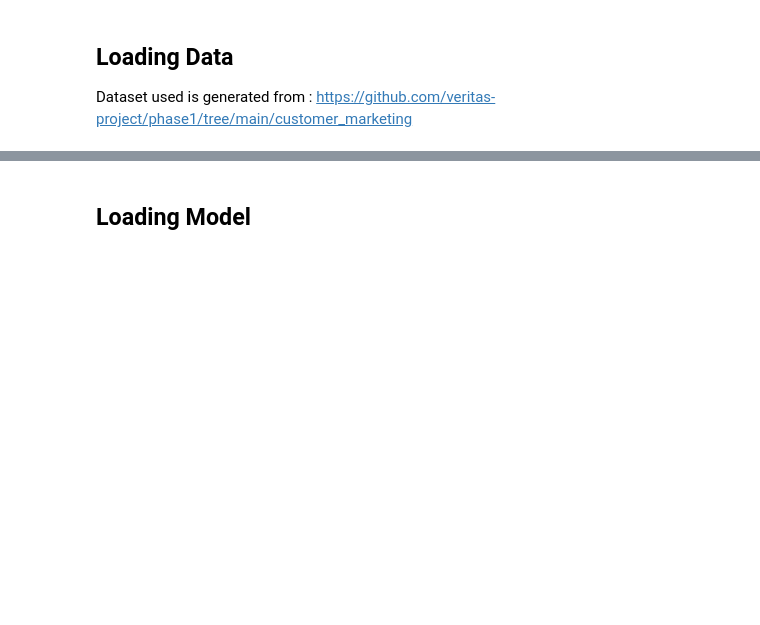
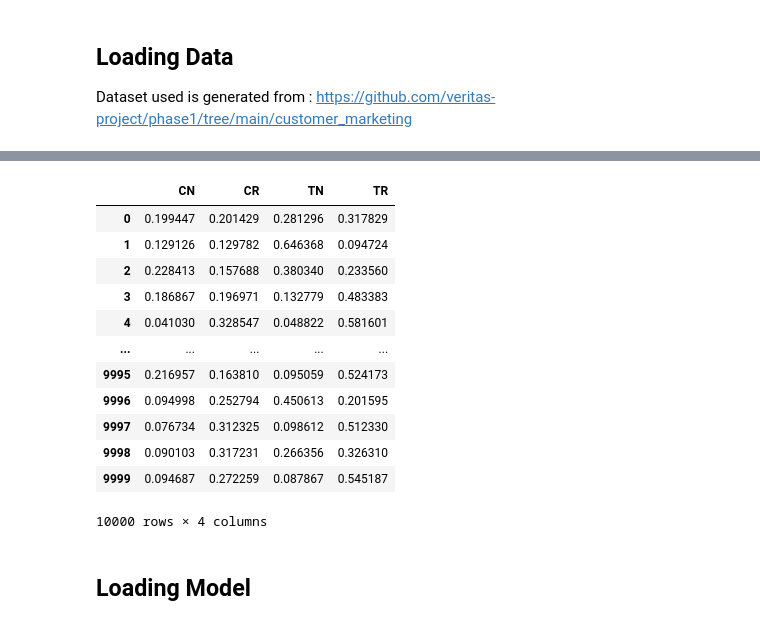
Before and after one commit to mas-veritas2/veritastool, a Jupyter notebook: veritastool/examples/customer_marketing_example/CM_demo.ipynb, the cells around one changed output, grey strips where cells are left out. Cells and saved outputs as stored; diff of their text form; code cells hidden in the pictures; blank space fills up the shorter version.

```diff
--- a/veritastool/examples/customer_marketing_example/CM_demo.ipynb
+++ b/veritastool/examples/customer_marketing_example/CM_demo.ipynb
@@ -78,3 +92,19 @@ COST_TREATMENT =20
+# %%
+y_prob_prop
+# %% [output]
+|  | CN | CR | TN | TR |
+| 0 | 0.199447 | 0.201429 | 0.281296 | 0.317829 |
+| 1 | 0.129126 | 0.129782 | 0.646368 | 0.094724 |
+| 2 | 0.228413 | 0.157688 | 0.380340 | 0.233560 |
+| 3 | 0.186867 | 0.196971 | 0.132779 | 0.483383 |
+| 4 | 0.041030 | 0.328547 | 0.048822 | 0.581601 |
+| ... | ... | ... | ... | ... |
+| 9995 | 0.216957 | 0.163810 | 0.095059 | 0.524173 |
+| 9996 | 0.094998 | 0.252794 | 0.450613 | 0.201595 |
+| 9997 | 0.076734 | 0.312325 | 0.098612 | 0.512330 |
+| 9998 | 0.090103 | 0.317231 | 0.266356 | 0.326310 |
+| 9999 | 0.094687 | 0.272259 | 0.087867 | 0.545187 |
+10000 rows × 4 columns
 # %% [markdown]
 ## Loading Model
 # %%
```
Also changed, not shown: parts of 23 cells of this notebook, 34 other files.
